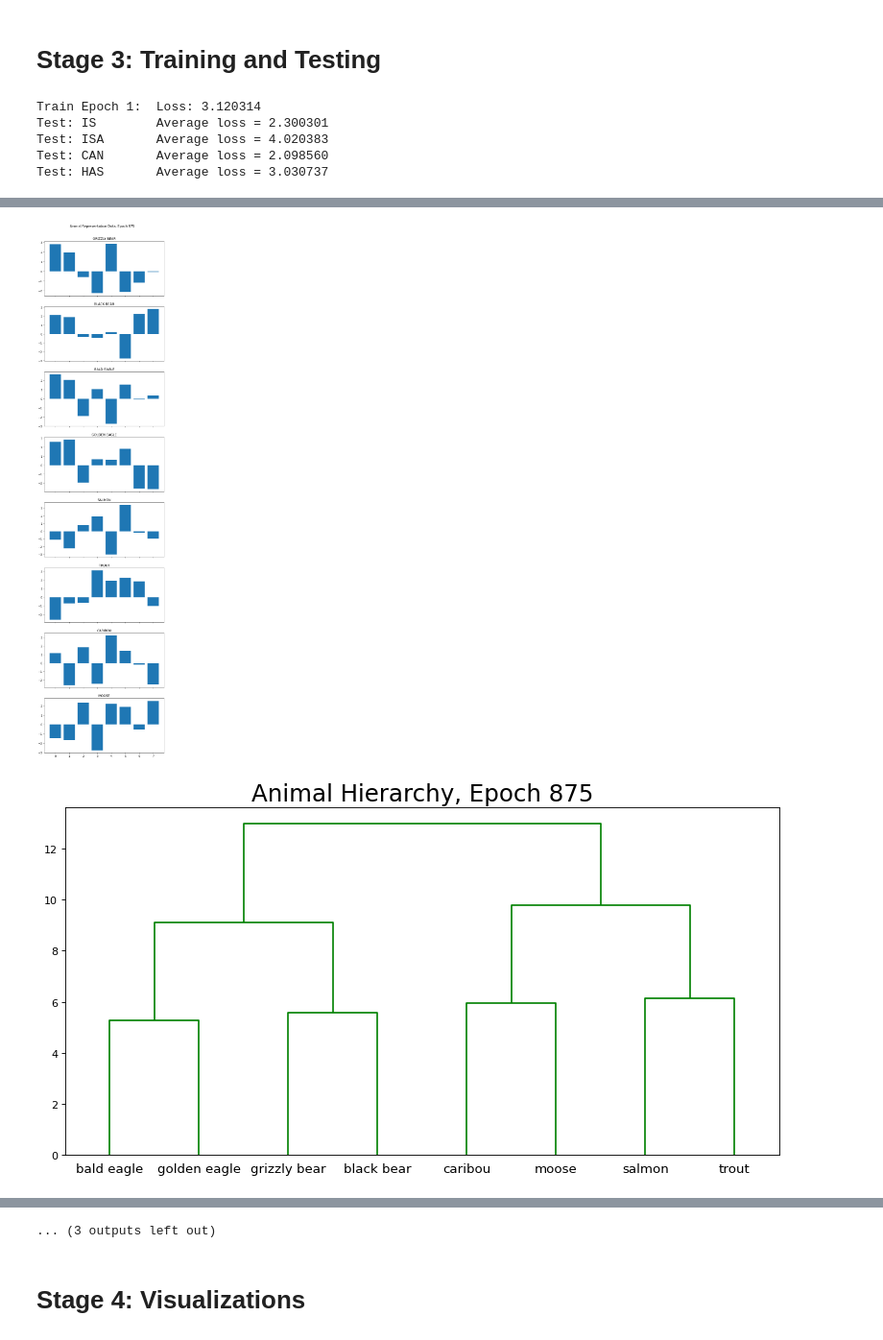
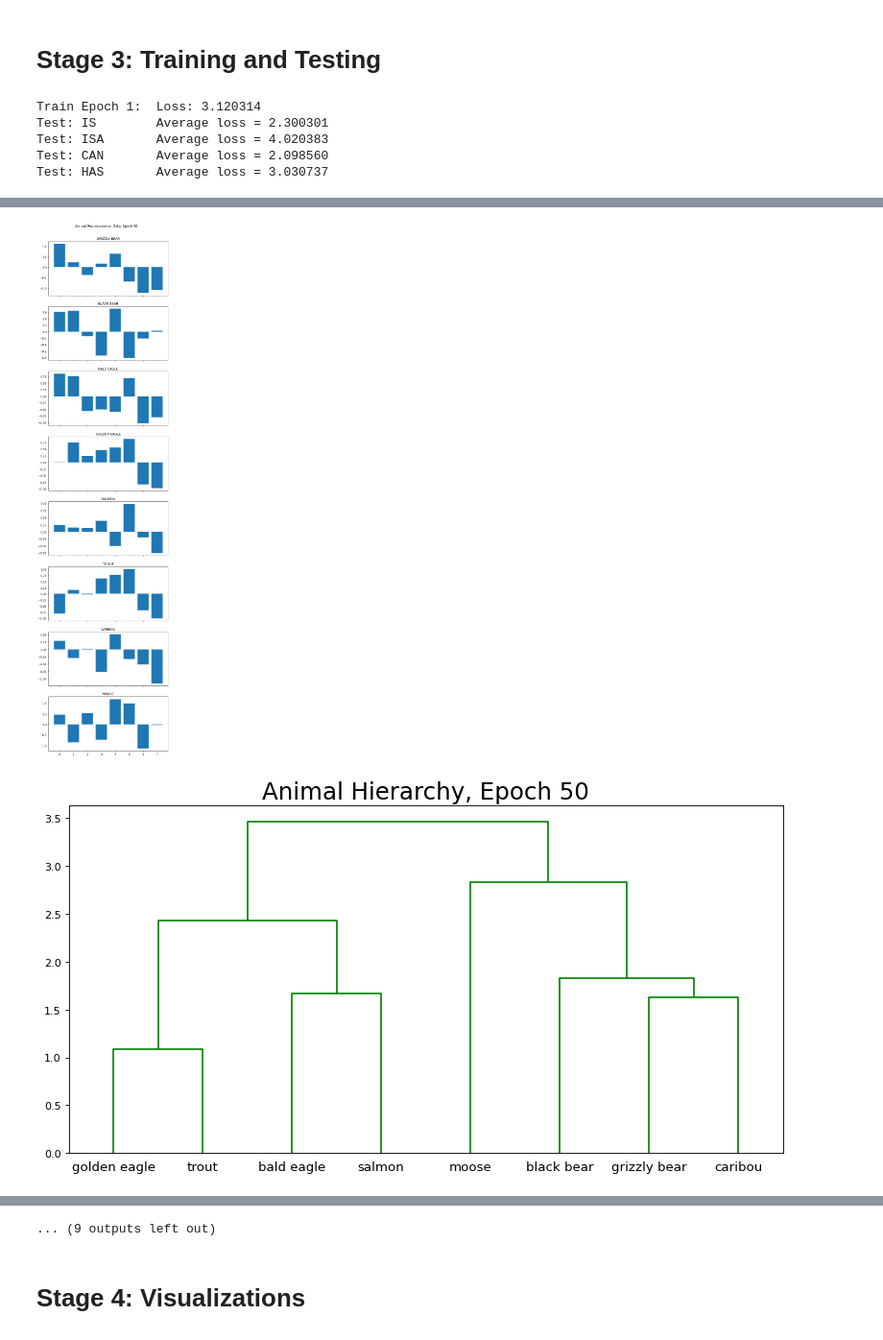
Before and after one commit to bdknguyen/npb-198-final-project, a Jupyter notebook: semantic_rep_network_model_2_v2.ipynb, the cells around one changed output, grey strips where cells are left out. Shown at 96% size. Saved outputs shown, nothing was run; the diff lists cells and outputs as text; code cells hidden in the pictures.

```diff
--- a/semantic_rep_network_model_2_v2.ipynb
+++ b/semantic_rep_network_model_2_v2.ipynb
@@ -253,10 +253,10 @@ def create_dendrogram(rep_values_list, epoch):
 # Also print out representation graphs every 875 epochs
 for epoch in range(1, num_epochs + 1):
   train(epoch)
-  if (epoch == 1) or (epoch % (num_epochs // 20) == 0):
+  if (epoch == 1) or (epoch == 50) or (epoch == 100) or (epoch % (num_epochs // 20) == 0):
     test(epoch)
     print("\n")
-  if (epoch == 1) or (epoch % (num_epochs // 4) == 0):
+  if (epoch == 1) or (epoch == 50) or (epoch == 100) or (epoch % (num_epochs // 4) == 0):
     rep_data_list = create_rep_graphs(epoch)
     create_dendrogram(rep_data_list, epoch)
 # %% [output]
@@ -287,2 +274,2 @@ Test: HAS       Average loss = 0.043567
-[figure, old version]
+[figure, new version]
-[figure, old version]
+[figure, new version]
@@ -327,4 +301,4 @@ Test: HAS       Average loss = 0.007850
-... (3 outputs left out)
+... (9 outputs left out)
 # %% [markdown]
 # Stage 4: Visualizations
 # %%
```
Also changed, not shown: parts of 1 cell of this notebook.
